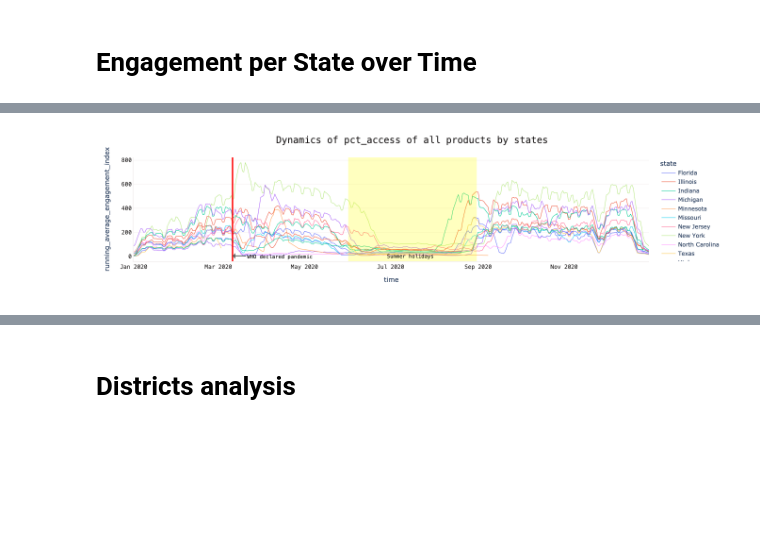
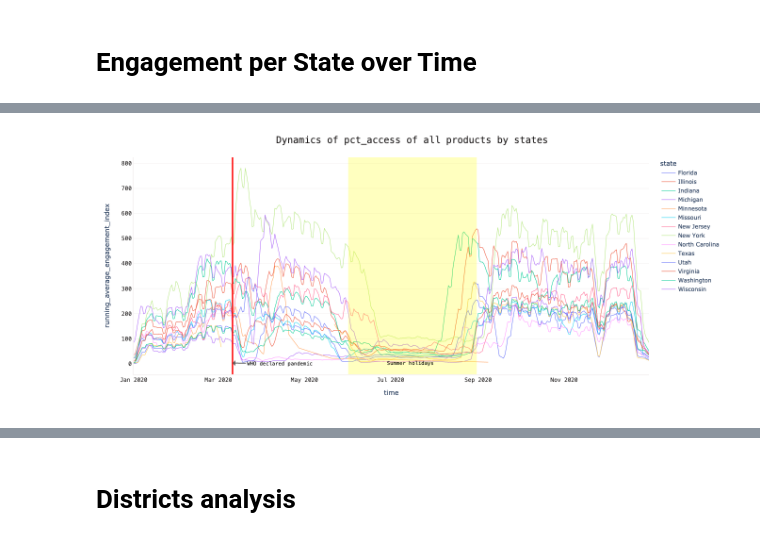
Before and after one commit to andrekovac/covid19-education-impact, a Jupyter notebook: covid19_education_data_analysis_MERGED.ipynb, the cells around one changed output, grey strips where cells are left out. Drawn from its saved outputs; the diff is of its cells as text; code cells hidden in the pictures; blank space fills up the shorter version.

```diff
--- a/covid19_education_data_analysis_MERGED.ipynb
+++ b/covid19_education_data_analysis_MERGED.ipynb
@@ -186,7 +200,7 @@ fig = px.line(st_eng, x="time", y="running_average_engagement_index", color="sta
 
 fig.update_layout(plot_bgcolor = 'white', title = 'Dynamics of pct_access of all products by states',
                   title_font_family = 'monospace', title_font_color = '#221f1f', title_font_size = 20,
-                  title_x = 0.5)
+                  title_x = 0.5, width=1300, height=600)
 fig.update_xaxes(showline = True, linecolor = '#f5f2f2', linewidth = 2, tickfont_family = 'monospace',
                  tickfont_color = '#221f1f', tickfont_size = 12)
 fig.update_yaxes(showline = True, linecolor = '#f5f2f2',
@@ -204,31 +218,31 @@ fig.add_annotation(
             family="monospace",
             size=11,
             color="black"
             ),
         arrowhead=1,
         arrowsize=1,
         arrowwidth=2,
         arrowcolor="#636363",
         ax= 100,
         ay=1
         )
 
 fig.add_vrect(x0="2020-06-01", x1="2020-08-31", fillcolor="yellow", opacity=0.25, line_width=0)
 
 fig.add_annotation(
         x='2020-07-15',
         y=2.25,
         text="Summer holidays",
         showarrow=False,
         font=dict(
             family="monospace",
             size=11,
             color="black"
             )
         )
 
 fig.update_traces(line_width=1)
 
 fig.show()
 # %% [output]
-[figure, old version]
+[figure, new version]
```
Also changed, not shown: parts of 9 cells of this notebook.
